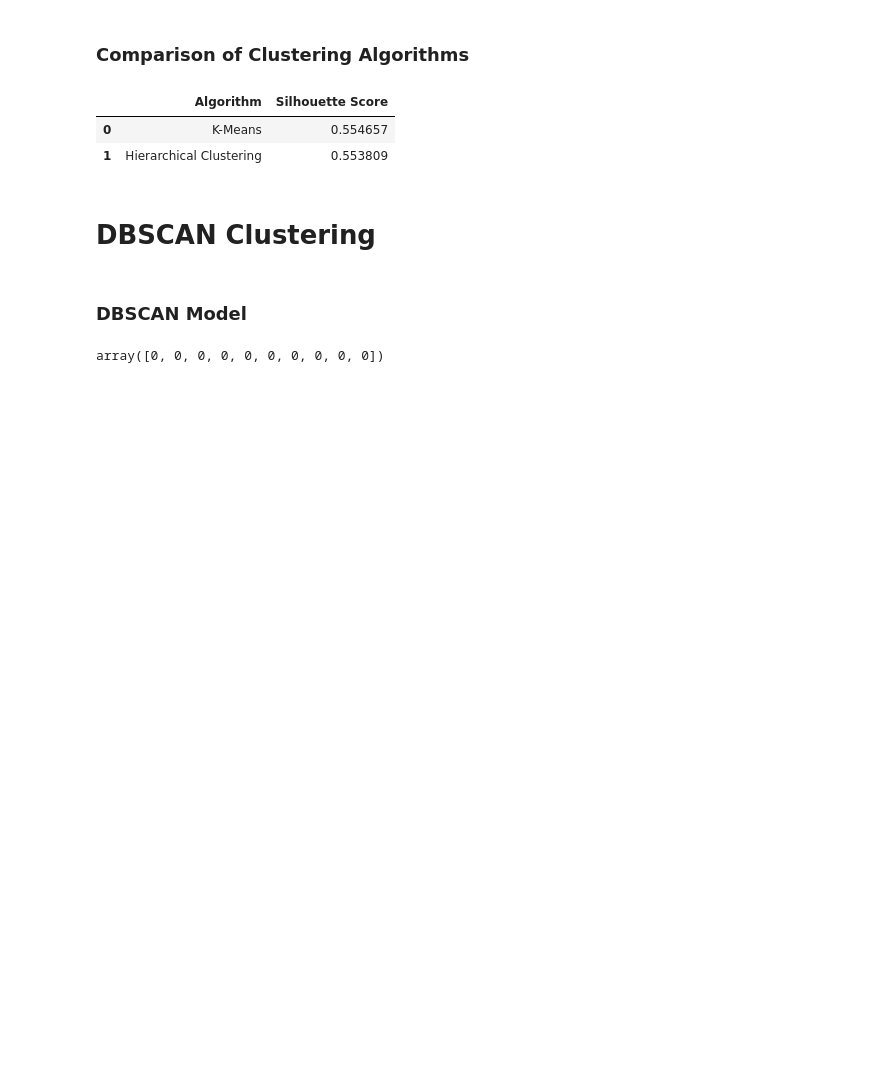
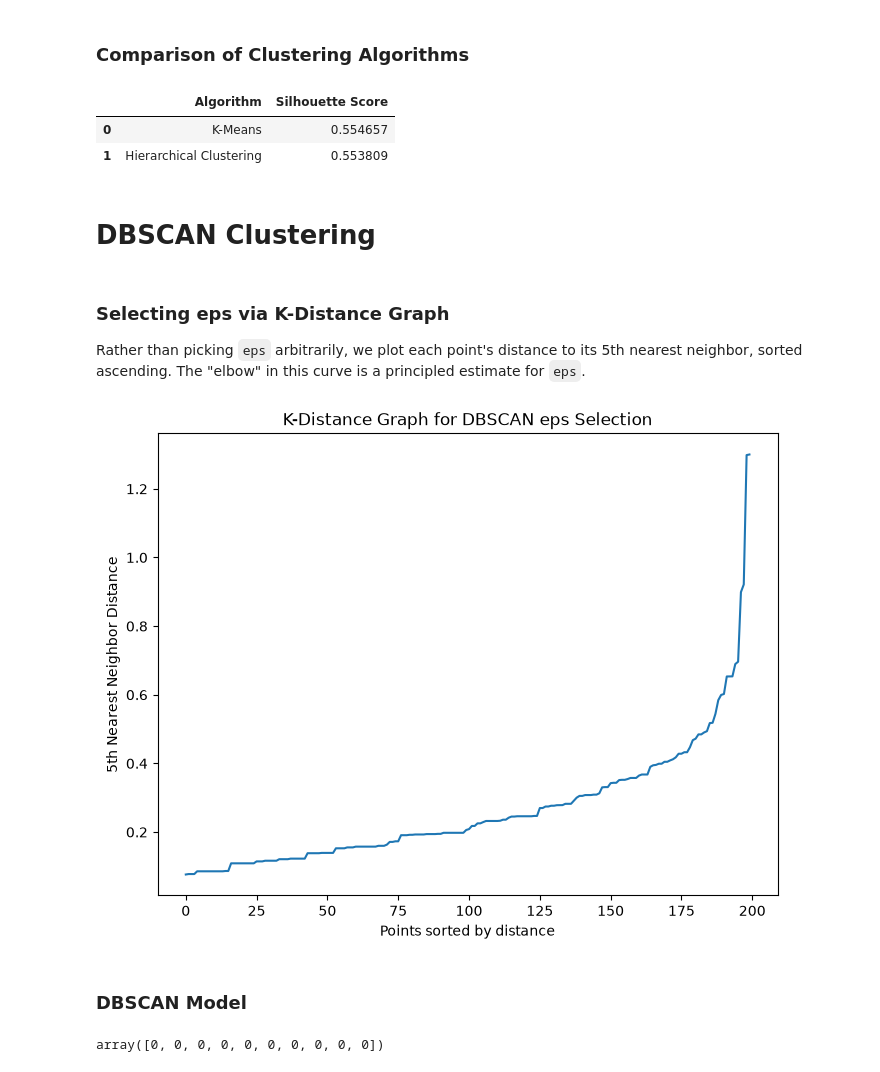
Before and after one commit to AdiChakote/mall-customer-segmentation, a Jupyter notebook: notebooks/mall_customer_segmentation.ipynb, the cells around one changed output. Drawn from its saved outputs; the diff is of its cells as text; code cells hidden in the pictures; blank space fills up the shorter version.

```diff
--- a/notebooks/mall_customer_segmentation.ipynb
+++ b/notebooks/mall_customer_segmentation.ipynb
@@ -492,6 +528,28 @@ comparison
 | 1 | Hierarchical Clustering | 0.553809 |
 # %% [markdown]
 # DBSCAN Clustering
+# %% [markdown]
+### Selecting eps via K-Distance Graph
+
+Rather than picking `eps` arbitrarily, we plot each point's distance to its 5th nearest neighbor, sorted ascending. The "elbow" in this curve is a principled estimate for `eps`.
+# %%
+from sklearn.neighbors import NearestNeighbors
+
+neighbors = NearestNeighbors(n_neighbors=5)
+neighbors_fit = neighbors.fit(X_scaled)
+distances, _ = neighbors_fit.kneighbors(X_scaled)
+
+k_distances = np.sort(distances[:, 4])
+
+plt.figure(figsize=(8, 6))
+plt.plot(k_distances)
+plt.xlabel("Points sorted by distance")
+plt.ylabel("5th Nearest Neighbor Distance")
+plt.title("K-Distance Graph for DBSCAN eps Selection")
+plt.savefig("../images/DBSCAN_KDistance.png")
+plt.show()
+# %% [output]
+[figure, added]
 # %% [markdown]
 ### DBSCAN Model
 # %%
```
Also changed, not shown: parts of 14 cells of this notebook, 10 other files.
